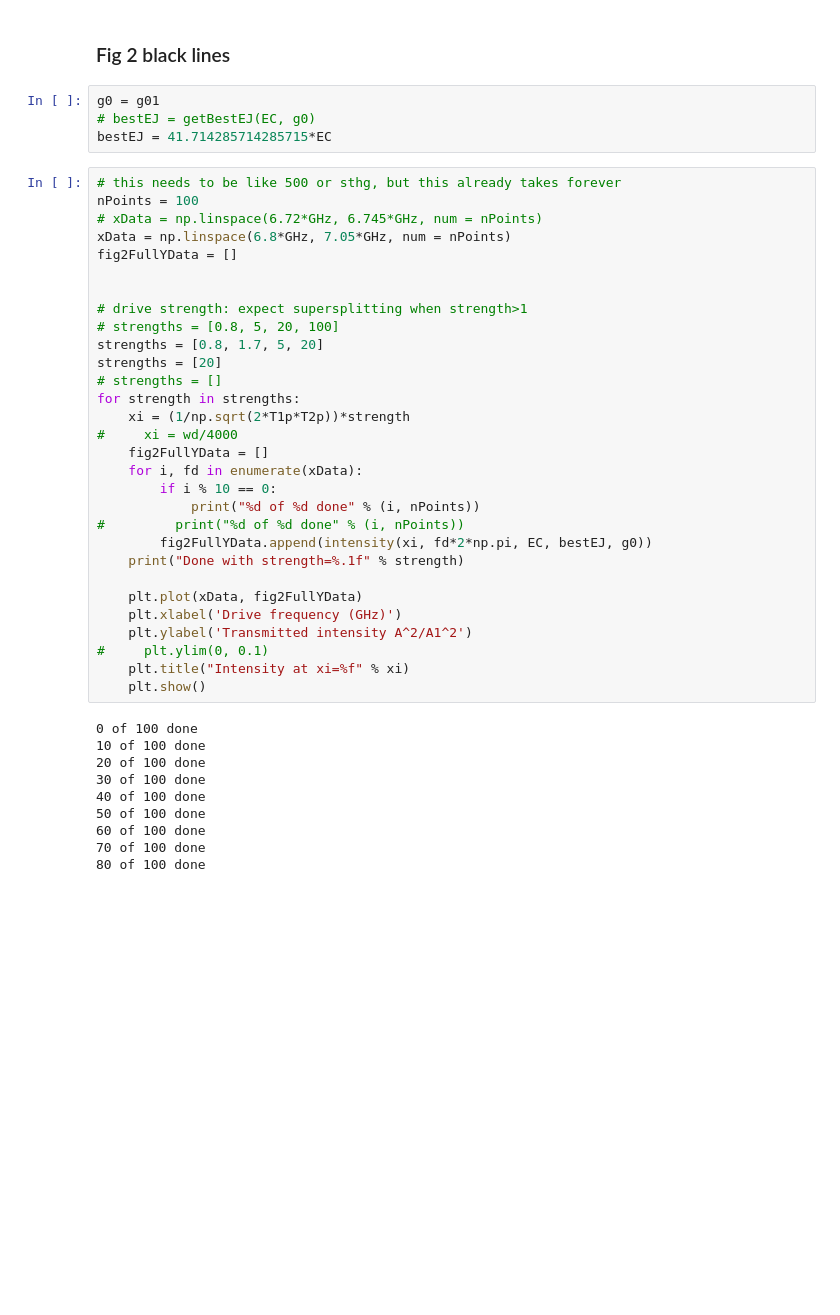
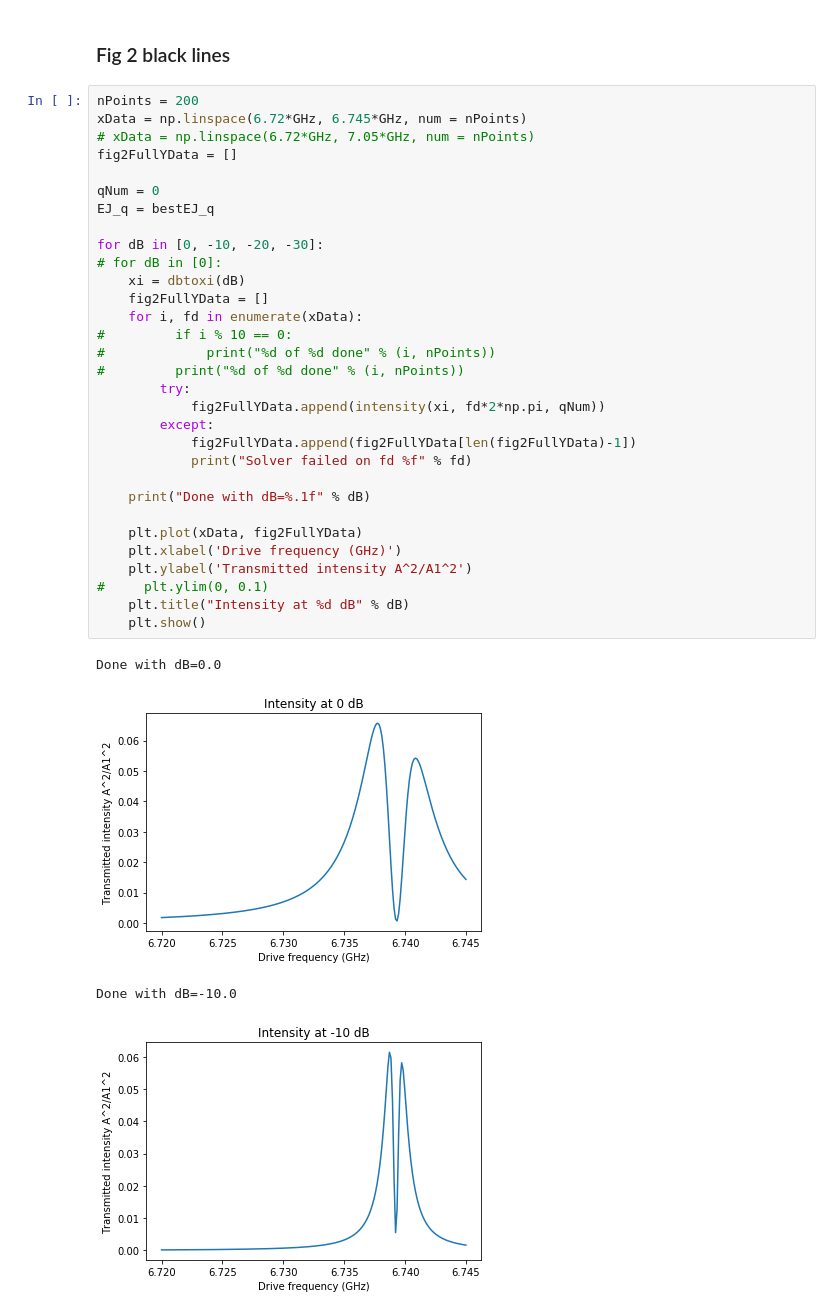
Before and after one commit to conniemiao/ele456_s2020, a Jupyter notebook: bishop_analysis.ipynb, the cells around one changed output. Cells and saved outputs as stored; diff of their text form; blank space fills up the shorter version.

```diff
--- a/bishop_analysis.ipynb
+++ b/bishop_analysis.ipynb
@@ -327,47 +389,39 @@ def intensity(xi, wd, EC, EJ, g0):
 # print(intensity(xi, wd, EC, EJ))
 # %% [markdown]
 ### Fig 2 black lines
-# %%
-g0 = g01
-# bestEJ = getBestEJ(EC, g0)
-bestEJ = 41.714285714285715*EC
 # %%
-# this needs to be like 500 or sthg, but this already takes forever
-nPoints = 100
-# xData = np.linspace(6.72*GHz, 6.745*GHz, num = nPoints)
-xData = np.linspace(6.8*GHz, 7.05*GHz, num = nPoints)
+nPoints = 200
+xData = np.linspace(6.72*GHz, 6.745*GHz, num = nPoints)
+# xData = np.linspace(6.72*GHz, 7.05*GHz, num = nPoints)
 fig2FullYData = []
 
+qNum = 0
+EJ_q = bestEJ_q
 
-# drive strength: expect supersplitting when strength>1
-# strengths = [0.8, 5, 20, 100]
-strengths = [0.8, 1.7, 5, 20]
-strengths = [20]
-# strengths = []
-for strength in strengths:
-    xi = (1/np.sqrt(2*T1p*T2p))*strength
-#     xi = wd/4000
+for dB in [0, -10, -20, -30]:
+# for dB in [0]:
+    xi = dbtoxi(dB)
     fig2FullYData = []
     for i, fd in enumerate(xData):
-        if i % 10 == 0:
-            print("%d of %d done" % (i, nPoints))
+#         if i % 10 == 0:
+#             print("%d of %d done" % (i, nPoints))
 #         print("%d of %d done" % (i, nPoints))
-        fig2FullYData.append(intensity(xi, fd*2*np.pi, EC, bestEJ, g0))
-    print("Done with strength=%.1f" % strength)
+        try:
+            fig2FullYData.append(intensity(xi, fd*2*np.pi, qNum))
+        except:
+            fig2FullYData.append(fig2FullYData[len(fig2FullYData)-1])
+            print("Solver failed on fd %f" % fd)
+
+    print("Done with dB=%.1f" % dB)
 
     plt.plot(xData, fig2FullYData)
     plt.xlabel('Drive frequency (GHz)')
     plt.ylabel('Transmitted intensity A^2/A1^2')
 #     plt.ylim(0, 0.1)
-    plt.title("Intensity at xi=%f" % xi)
+    plt.title("Intensity at %d dB" % dB)
     plt.show()
 # %% [output]
-0 of 100 done
-10 of 100 done
-20 of 100 done
-30 of 100 done
-40 of 100 done
-50 of 100 done
-60 of 100 done
-70 of 100 done
-80 of 100 done
+Done with dB=0.0
+[figure, added]
+Done with dB=-10.0
+[figure, added]
```
Also changed, not shown: parts of 19 cells of this notebook.
